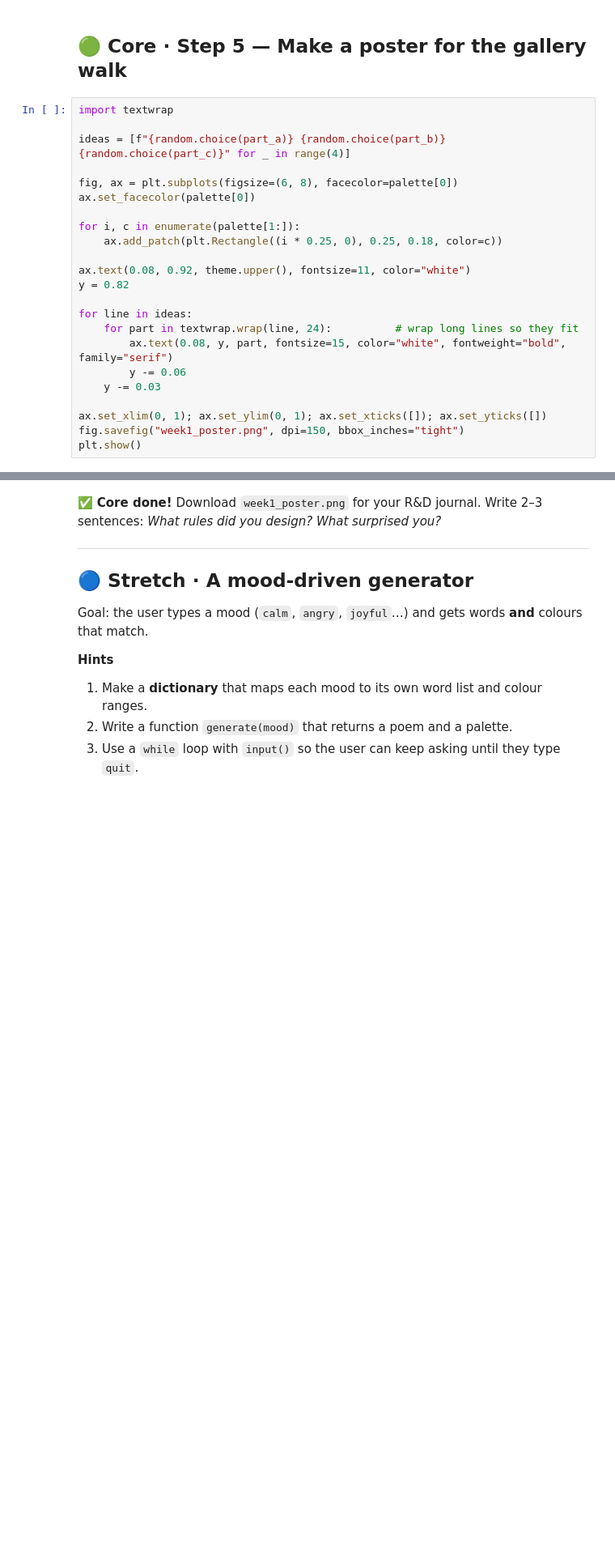
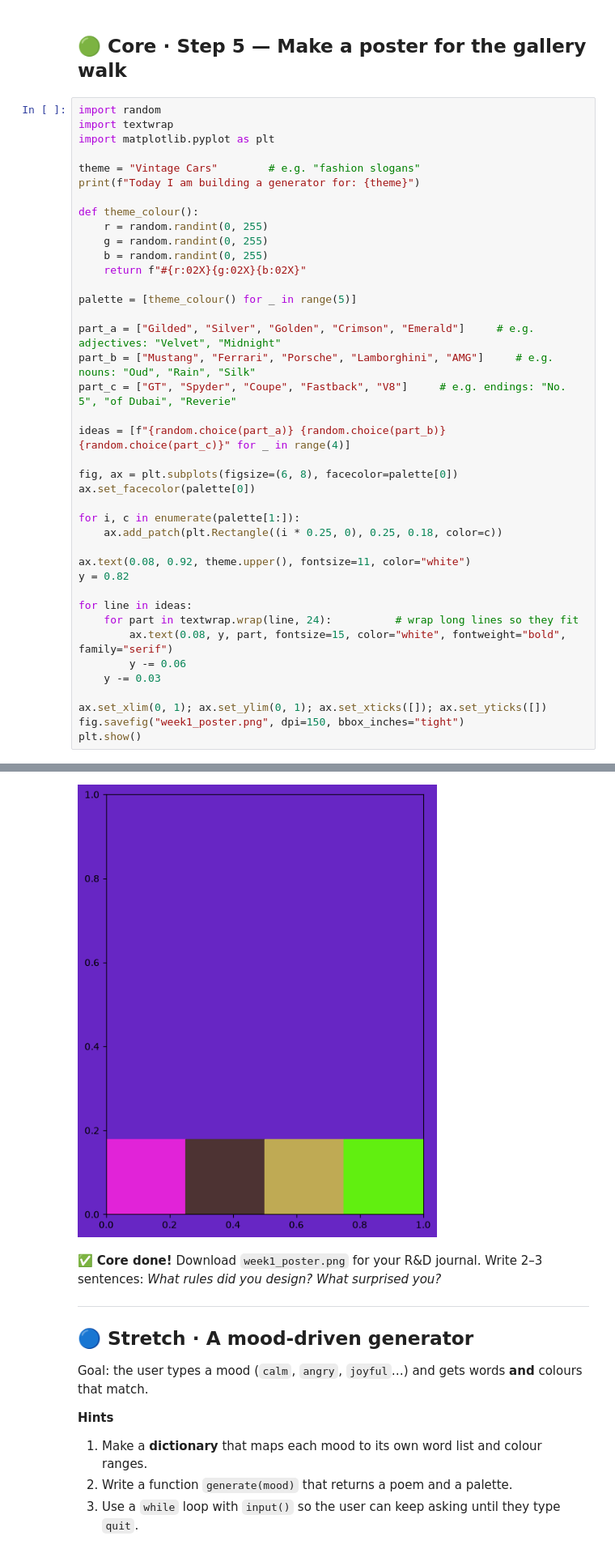
Before and after one commit to Eldeston/Computer-Science, a Jupyter notebook: Artificial Intelligence/Week 1/W01_B_Lab_Notebook_Build_Your_Generator.ipynb, the cells around one changed output, grey strips where cells are left out. Shown at 81% size. Cells and saved outputs as stored; diff of their text form; blank space fills up the shorter version.

```diff
--- a/Artificial Intelligence/Week 1/W01_B_Lab_Notebook_Build_Your_Generator.ipynb
+++ b/Artificial Intelligence/Week 1/W01_B_Lab_Notebook_Build_Your_Generator.ipynb
@@ -69,7 +69,24 @@ plt.show()
 # %% [markdown]
 ## 🟢 Core · Step 5 — Make a poster for the gallery walk
 # %%
+import random
 import textwrap
+import matplotlib.pyplot as plt
+
+theme = "Vintage Cars"        # e.g. "fashion slogans"
+print(f"Today I am building a generator for: {theme}")
+
+def theme_colour():
+    r = random.randint(0, 255)
+    g = random.randint(0, 255)
+    b = random.randint(0, 255)
+    return f"#{r:02X}{g:02X}{b:02X}"
+
+palette = [theme_colour() for _ in range(5)]
+
+part_a = ["Gilded", "Silver", "Golden", "Crimson", "Emerald"]     # e.g. adjectives: "Velvet", "Midnight"
+part_b = ["Mustang", "Ferrari", "Porsche", "Lamborghini", "AMG"]     # e.g. nouns: "Oud", "Rain", "Silk"
+part_c = ["GT", "Spyder", "Coupe", "Fastback", "V8"]     # e.g. endings: "No. 5", "of Dubai", "Reverie"
 
 ideas = [f"{random.choice(part_a)} {random.choice(part_b)} {random.choice(part_c)}" for _ in range(4)]
 
@@ -96,3 +113,4 @@ NameError: name 'part_a' is not defined
+[figure, added]
 # %% [markdown]
 ✅ **Core done!** Download `week1_poster.png` for your R&D journal. Write 2–3 sentences: *What rules did you design? What surprised you?*
 
```
Also changed, not shown: parts of 1 cell of this notebook, 1 other file.
